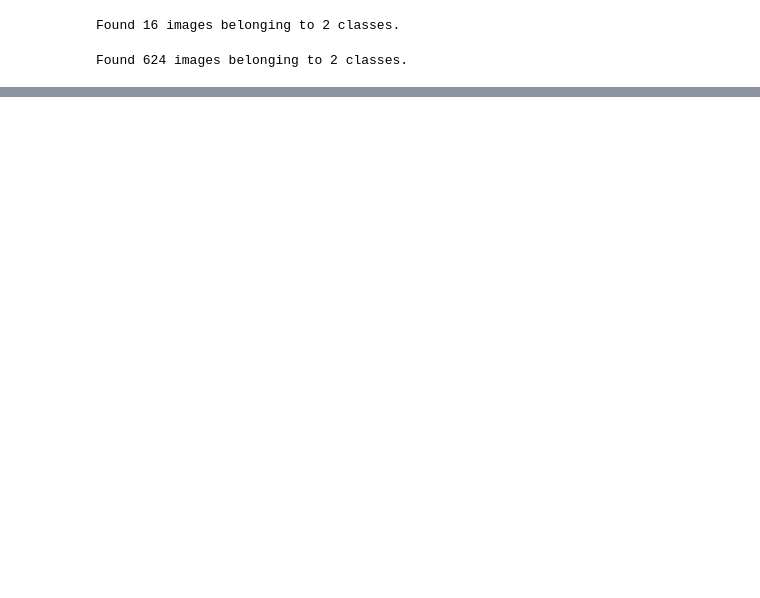
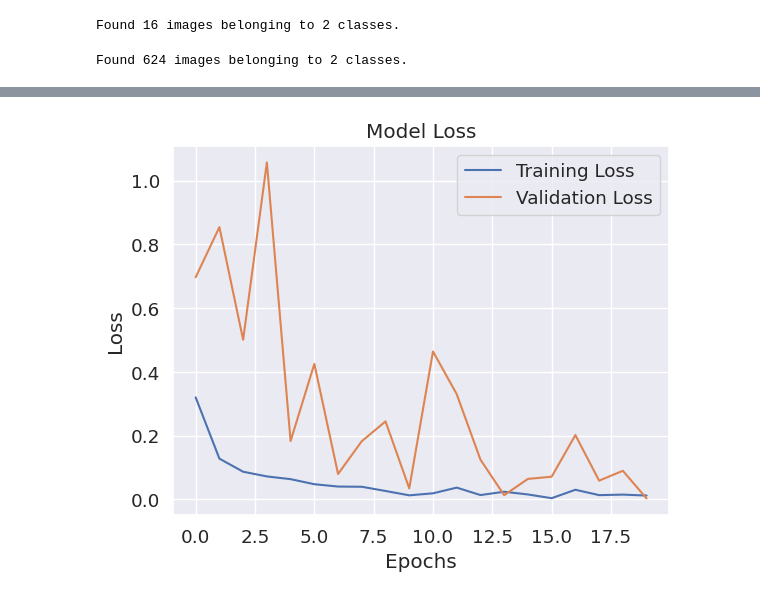
Before and after one commit to HarikrishnanK9/DataSymphony, a Jupyter notebook: Pneumonia_Detection_Part1.ipynb, the cells around one changed output, grey strips where cells are left out. Cells and saved outputs as stored; diff of their text form; code cells hidden in the pictures; blank space fills up the shorter version.

```diff
--- a/Pneumonia_Detection_Part1.ipynb
+++ b/Pneumonia_Detection_Part1.ipynb
@@ -244,0 +253,26 @@ print(classification_report(y_true,y_pred))
+# %%
+model1 = Sequential()
+model1.add(Conv2D(32, (3, 3), activation='relu', input_shape=input_shape))
+model1.add(MaxPooling2D((2, 2)))
+model1.add(Conv2D(64, (3, 3), activation='relu'))
+model1.add(MaxPooling2D((2, 2)))
+model1.add(Conv2D(128, (3, 3), activation='relu'))
+model1.add(MaxPooling2D((2, 2)))
+model1.add(Conv2D(128, (3, 3), activation='relu'))
+model1.add(MaxPooling2D((2, 2)))
+model1.add(Flatten())
+model1.add(Dense(512, activation='relu'))
+model1.add(Dropout(0.5))
+model1.add(Dense(num_classes, activation='softmax'))
+# %%
+model1.compile(optimizer='adam',
+              loss='binary_crossentropy',
+              metrics=['accuracy'])
+# %%
+# Train the model
+history1 = model1.fit(
+    training_generator,
+    steps_per_epoch=training_generator.samples // batch_size,
+    epochs=20,
+    validation_data=validation_generator,
+    validation_steps=validation_generator.samples // batch_size)
@@ -244,0 +308,14 @@ print(classification_report(y_true,y_pred))
+# %%
+
+plt.plot(history1.history['loss'], label='Training Loss')
+
+# Plotting validation loss
+plt.plot(history1.history['val_loss'], label='Validation Loss')
+
+plt.title("Model Loss")
+plt.xlabel("Epochs")
+plt.ylabel("Loss")
+plt.legend()
+plt.show()
+# %% [output]
+[figure, added]
```
Also changed, not shown: parts of 50 cells of this notebook.
